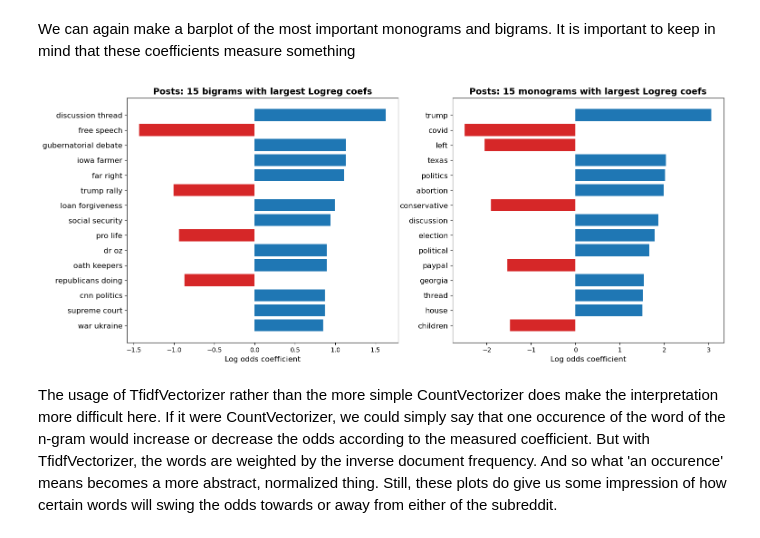
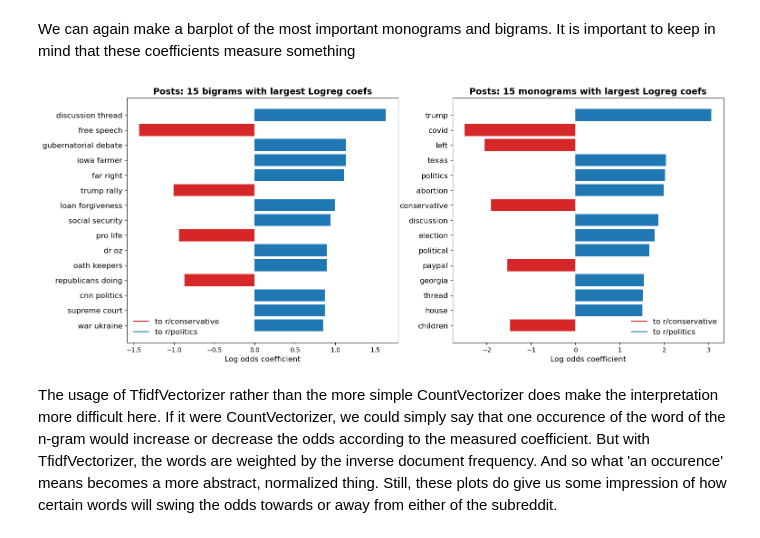
Before and after one commit to martijndevries/NLP_Reddit, a Jupyter notebook: code/model_insights_conclusions.ipynb, the cells around one changed output. Saved outputs shown, nothing was run; the diff lists cells and outputs as text; code cells hidden in the pictures.

```diff
--- a/code/model_insights_conclusions.ipynb
+++ b/code/model_insights_conclusions.ipynb
@@ -187,6 +187,16 @@ make_barplot(ax1, 15, hi_bi_imp, hi_bi_names, dir_list_bi)
 
 ax1.set_title('Posts: Top 15 most important bigrams in Random Forest', fontweight='bold', fontsize=14)
 ax2.set_title('Posts: Top 15 most important monograms in Random Forest', fontweight='bold', fontsize=14)
+
+#dummy legend (because barplot is a single command
+#(see https://stackoverflow.com/questions/17209403/arbitrary-key-or-legend-with-matplotlib)
+labels = ['to r/conservative', 'to r/politics']
+colors=['tab:red', 'tab:blue']
+dummies = [ax1.plot([], [], ls='-', c=c)[0] for c in colors]
+ax1.legend(dummies, labels, frameon=False, numpoints=1, fontsize=14, loc='lower right')
+ax2.legend(dummies, labels, frameon=False, numpoints=1, fontsize=14, loc='lower right')
+
+
 fig.savefig('../figures/sub_rf_features.png', dpi=300)
 
 plt.show()
@@ -262,16 +272,25 @@ def make_barplot_lr(ax, wl, values, labels):
 # %%
 fig, (ax1, ax2) = plt.subplots(1, 2, figsize=(17, 7))
 
 make_barplot_lr(ax2, 15, hi_mono_imp, hi_mono_names)
 make_barplot_lr(ax1, 15, hi_bi_imp, hi_bi_names)
 
 ax1.set_title('Posts: 15 bigrams with largest Logreg coefs', fontweight='bold', fontsize=14)
 ax2.set_title('Posts: 15 monograms with largest Logreg coefs', fontweight='bold', fontsize=14)
+
+#dummy legend (because barplot is a single command:
+labels = ['to r/conservative', 'to r/politics']
+colors=['tab:red', 'tab:blue']
+dummies = [ax1.plot([], [], ls='-', c=c)[0] for c in colors]
+ax1.legend(dummies, labels, frameon=False, numpoints=1, fontsize=12, loc='lower left')
+ax2.legend(dummies, labels, frameon=False, numpoints=1, fontsize=12, loc='lower right')
+
+
 fig.savefig('../figures/sub_lr_features.png', dpi=300)
 
 plt.show()
 # %% [output]
-[figure, old version]
+[figure, new version]
 # %% [markdown]
 The usage of TfidfVectorizer rather than the more simple CountVectorizer does make the interpretation more difficult here. If it were CountVectorizer, we could simply say that one occurence of the word of the n-gram would increase or decrease the odds according to the measured coefficient. But with TfidfVectorizer, the words are weighted by the inverse document frequency. And so what 'an occurence' means becomes a more abstract, normalized thing. Still, these plots do give us some impression of how certain words will swing the odds towards or away from either of the subreddit.
 # %% [markdown]
```
Also changed, not shown: parts of 6 cells of this notebook, 7 other files.
